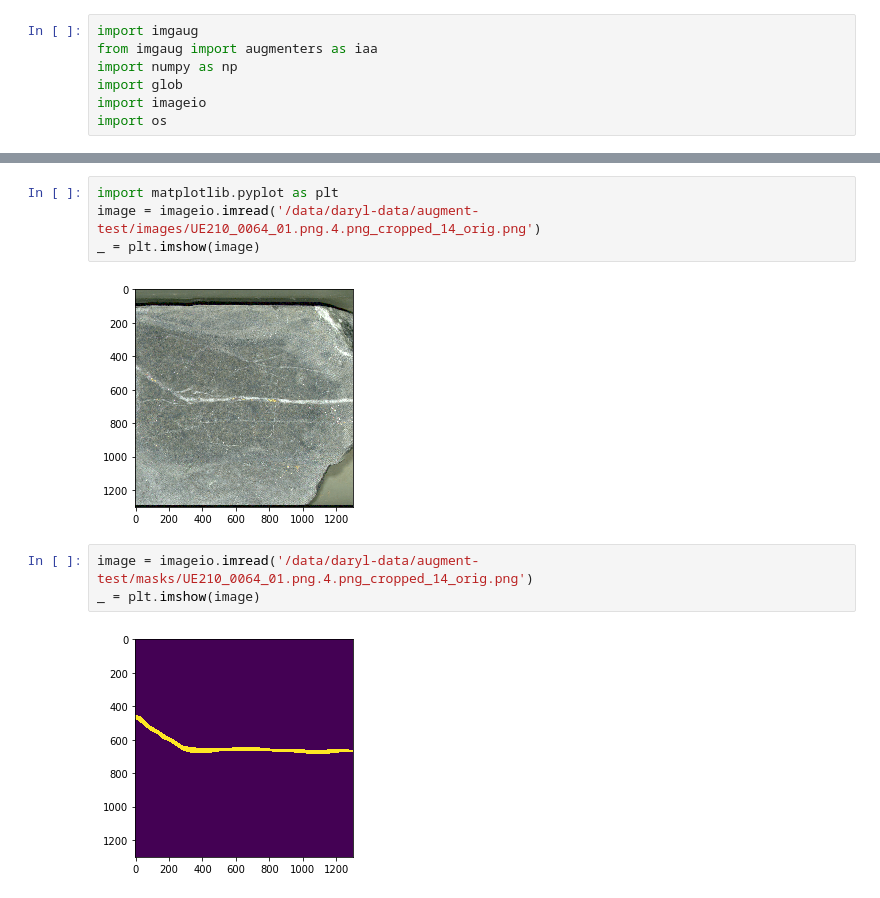
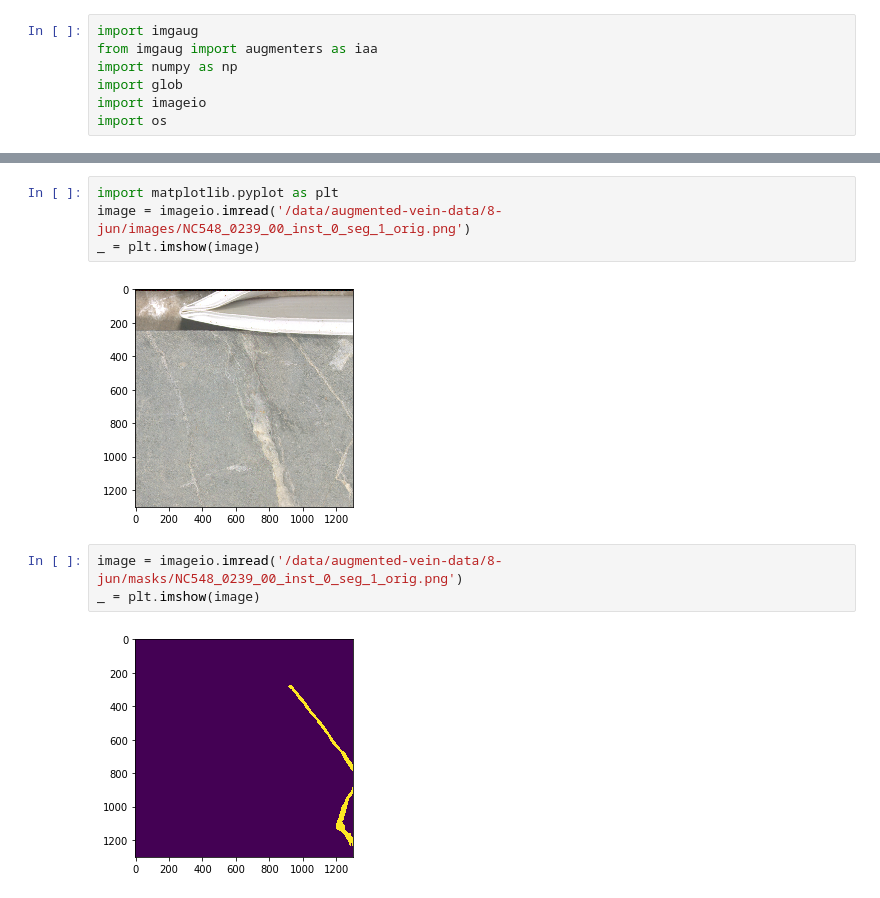
Before and after one commit to DiUS/MaskRCNN-utils, a Jupyter notebook: augmentation.ipynb, the cells around one changed output, grey strips where cells are left out. Saved outputs shown, nothing was run; the diff lists cells and outputs as text.

```diff
--- a/augmentation.ipynb
+++ b/augmentation.ipynb
@@ -117,13 +14,13 @@ KeyboardInterrupt:
 # %%
 import matplotlib.pyplot as plt
-image = imageio.imread('/data/daryl-data/augment-test/images/UE210_0064_01.png.4.png_cropped_14_orig.png')
+image = imageio.imread('/data/augmented-vein-data/8-jun/images/NC548_0239_00_inst_0_seg_1_orig.png')
 _ = plt.imshow(image)
 # %% [output]
-[figure, old version]
+[figure, new version]
 # %%
-image = imageio.imread('/data/daryl-data/augment-test/masks/UE210_0064_01.png.4.png_cropped_14_orig.png')
+image = imageio.imread('/data/augmented-vein-data/8-jun/masks/NC548_0239_00_inst_0_seg_1_orig.png')
 _ = plt.imshow(image)
 # %% [output]
-[figure, old version]
+[figure, new version]
 # %%
 import matplotlib.pyplot as plt
```
Also changed, not shown: parts of 18 cells of this notebook, 1 other file.
